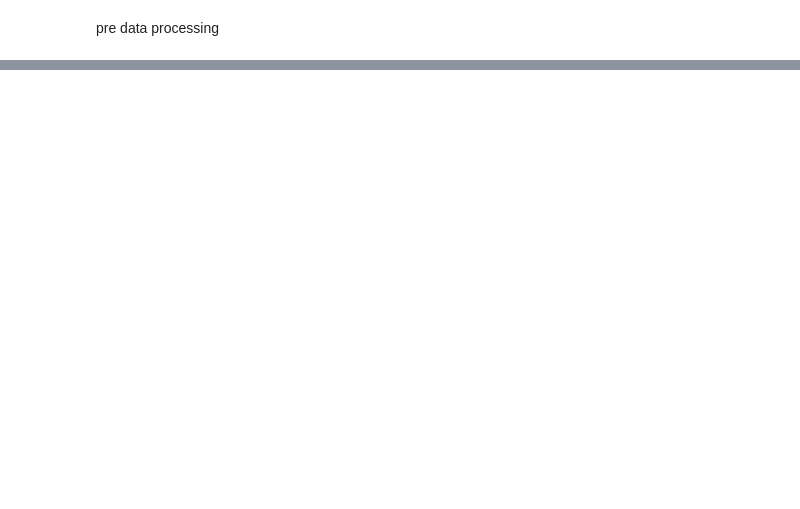
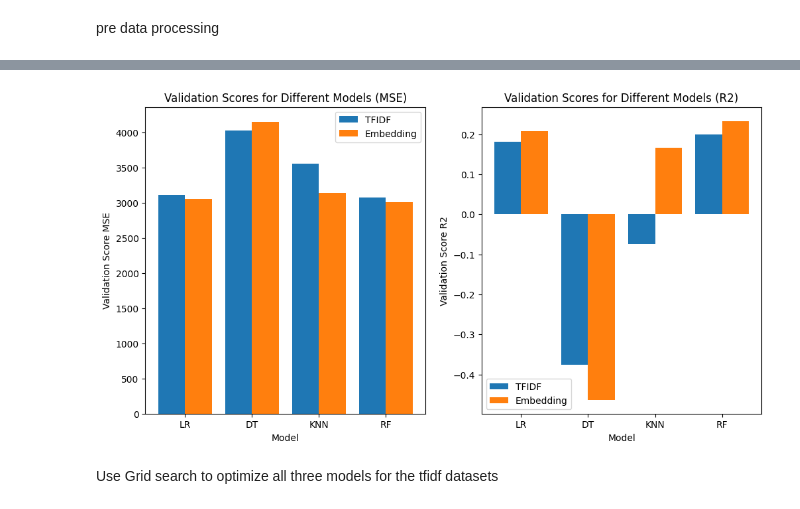
Before and after one commit to AugustRushG/MIT_IML_Assignment, a Jupyter notebook: a3/predictSalary.ipynb, the cells around one changed output, grey strips where cells are left out. Cells and saved outputs as stored; diff of their text form; code cells hidden in the pictures; blank space fills up the shorter version.

```diff
--- a/a3/predictSalary.ipynb
+++ b/a3/predictSalary.ipynb
@@ -59,0 +246,39 @@ mean_squared_error for tlidf using linear regression model is 0.0011276495932791
+# %%
+# Validation scores for tfidf model
+scores_tfidf_mse = [score_valid_tfidf_lr, score_valid_tfidf_dt, score_valid_tfidf_knn,score_valid_tfidf_rf]
+
+# Validation scores for embedding model
+scores_embedding_mse = [score_valid_embedding_lr, score_valid_embedding_dt, score_valid_embedding_knn, score_valid_embedding_rf]
+
+scores_tfidf_r2 = [r2_score_valid_tfidf_lr,r2_score_valid_tfidf_dt,r2_score_valid_tfidf_knn, r2_score_valid_tfidf_rf]
+scores_embedding_r2 = [r2_score_valid_embedding_lr,r2_score_valid_embedding_dt,r2_score_valid_embedding_knn, r2_score_valid_embedding_rf]
+
+# Create a figure with two subplots side by side
+fig, axs = plt.subplots(1, 2, figsize=(12, 6))
+
+# Plot the bars for tfidf and embedding models for MSE
+axs[0].bar([0, 1, 2, 3], scores_tfidf_mse, width=0.4, label='TFIDF')
+axs[0].bar([0.4, 1.4, 2.4, 3.4], scores_embedding_mse, width=0.4, label='Embedding')
+axs[0].set_xlabel('Model')
+axs[0].set_ylabel('Validation Score MSE')
+axs[0].set_title('Validation Scores for Different Models (MSE)')
+axs[0].set_xticks([0.2, 1.2, 2.2, 3.2])
+axs[0].set_xticklabels(['LR', 'DT', 'KNN', 'RF'])
+axs[0].legend()
+
+# Plot the bars for tfidf and embedding models for R2 score
+axs[1].bar([0, 1, 2, 3], scores_tfidf_r2, width=0.4, label='TFIDF')
+axs[1].bar([0.4, 1.4, 2.4, 3.4], scores_embedding_r2, width=0.4, label='Embedding')
+axs[1].set_xlabel('Model')
+axs[1].set_ylabel('Validation Score R2')
+axs[1].set_title('Validation Scores for Different Models (R2)')
+axs[1].set_xticks([0.2, 1.2, 2.2, 3.2])
+axs[1].set_xticklabels(['LR', 'DT', 'KNN', 'RF'])
+axs[1].legend()
+
+# Show the plot
+plt.show()
+# %% [output]
+[figure, added]
+# %% [markdown]
+Use Grid search to optimize all three models for the tfidf datasets
```
Also changed, not shown: parts of 33 cells of this notebook, 8 other files.
